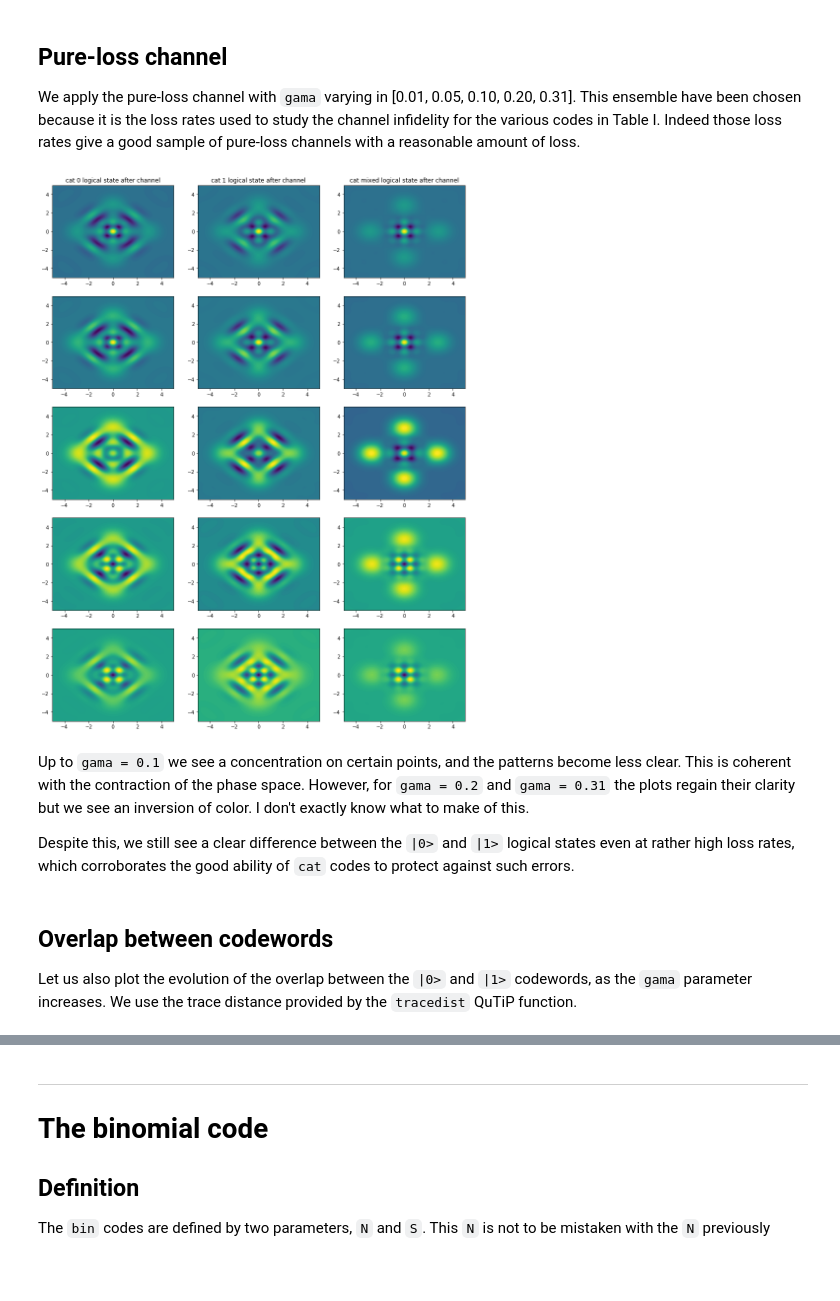
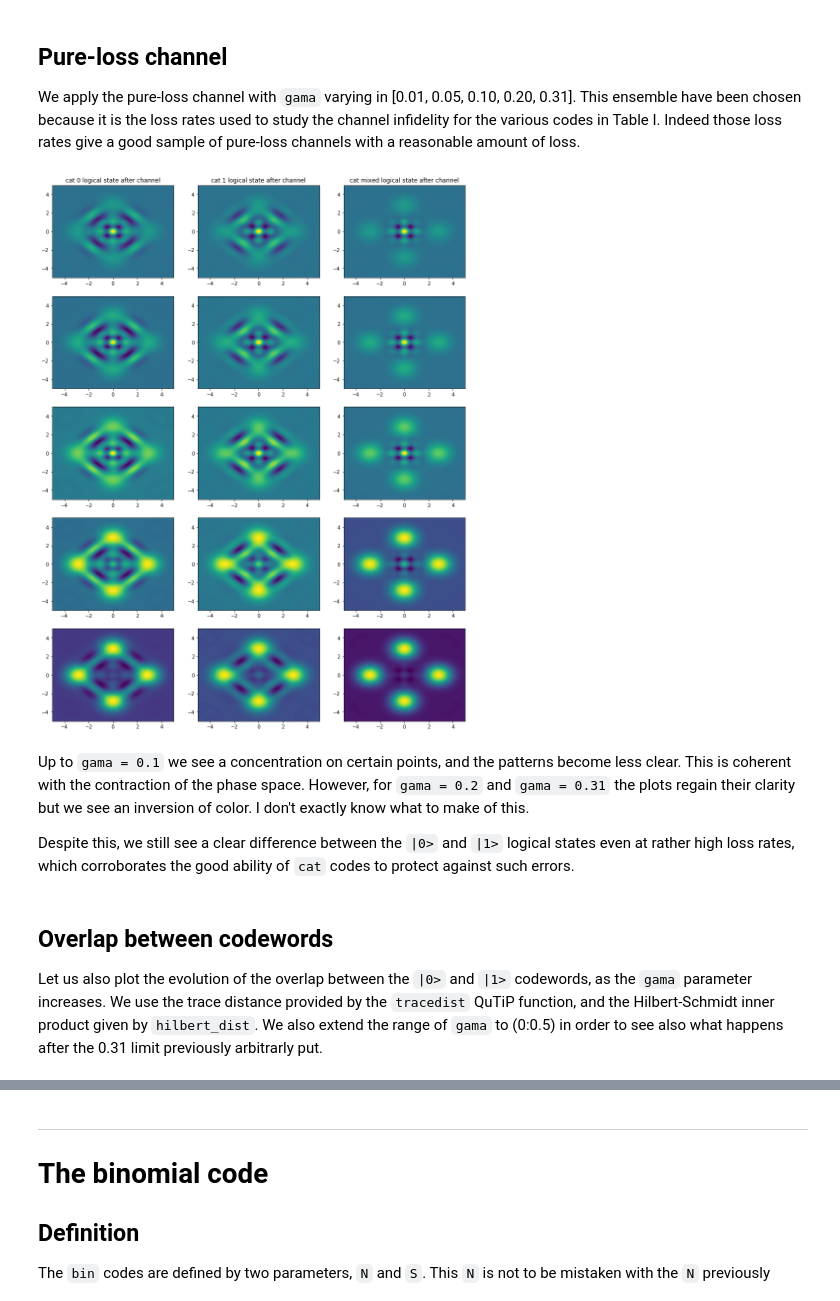
Before and after one commit to kinnian/PRIM, a Jupyter notebook: Bosonic_codes_in_a_pure-loss_channel.ipynb, the cells around one changed output, grey strips where cells are left out. Saved outputs shown, nothing was run; the diff lists cells and outputs as text; code cells hidden in the pictures; blank space fills up the shorter version.

Commit message:
Trying to fix channel definition problem The channel seems to be badly estimated using a limited number of Kraus operators; trying to use another definition for the channel

```diff
--- a/Bosonic_codes_in_a_pure-loss_channel.ipynb
+++ b/Bosonic_codes_in_a_pure-loss_channel.ipynb
@@ -38,7 +39,17 @@ def E_0(N, gama):
 
 def E_1(N, gama):
     l = Qobj()
-    l = np.sqrt(gama)*destroy(N)
+    l = np.sqrt(gama)/np.sqrt(1-gama)*(1-gama/2)*destroy(N)
     return l
+
+def E_2(N, gama):
+    l = Qobj()
+    l = (gama/(1-gama))*(destroy(N))**2/np.sqrt(2)*(1-gama*num(N)/2)
+    return l
+
+def E_l(N, gama, l):
+    k = Qobj()
+    k = (gama/(1-gama))**(l/2)*(1-gama/2)/math.sqrt(np.math.factorial(l))*destroy(N)**l
+    return k
 # %% [markdown]
 * `E0` is function of the Identity matrix and the number operator (the product of the raising and lowering operators), while `E1` is function only of the lowering operator.
@@ -55,5 +67,10 @@ Then, we can fully describe the effect of the channel on the density matrix of a
 # %%
 def channel(dens, N, gama):
     l = Qobj()
-    l = E_0(N,gama)*dens*E_0(N,gama).dag() + E_1(N,gama)*dens*E_1(N,gama).dag()
+    l = E_0(N,gama)*dens*E_0(N,gama).dag() + E_1(N,gama)*dens*E_1(N,gama).dag() + E_2(N,gama)*dens*E_2(N,gama).dag()
     return l
+
+def chan(dens, N, gama):
+    l = Qobj()
+    l = sum((E_l(N, gama, k)*dens*E_l(N, gama, k).dag()) for k in range(0,150))
+    return l
@@ -82,7 +103,7 @@ def cat_L(N, alpha, mu):
         coherent(N,alpha) + coherent(N, -alpha)
         + ((-1)**mu)*(coherent(N,1J*alpha)+coherent(N,-1J*alpha))
     )/(4*np.sqrt(2*(np.cosh(alpha**2) + ((-1)**mu)*np.cos(alpha**2))))
-    return l
+    return l.unit()
 # %% [markdown]
 ## Representation of the logical states
 
@@ -124,21 +145,21 @@ We apply the pure-loss channel with `gama` varying in [0.01, 0.05, 0.10, 0.20, 0
 # %%
 xvec = np.linspace(-5,5,200)
 fig, axes = plt.subplots(5, 3, figsize=(15,20))
 n = 0
 lbl0 = axes[n][0].set_title("cat 0 logical state after channel")
 lbl1 = axes[n][1].set_title("cat 1 logical state after channel")
 lbl2 = axes[n][2].set_title("cat mixed logical state after channel")
 for gama in (0.01,0.05,0.1,0.2,0.31):
-    W_cat_0_C = wigner(channel(density(cat_L(20, 2, 0)), 20, gama), xvec, xvec)
-    W_cat_1_C = wigner(channel(density(cat_L(20, 2, 1)), 20, gama), xvec, xvec)
-    W_cat_m_C = wigner(channel(density(cat_mixed), 20, gama), xvec, xvec)
+    W_cat_0_C = wigner(chan(density(cat_L(20, 2, 0)), 20, gama), xvec, xvec)
+    W_cat_1_C = wigner(chan(density(cat_L(20, 2, 1)), 20, gama), xvec, xvec)
+    W_cat_m_C = wigner(chan(density(cat_mixed), 20, gama), xvec, xvec)
     cont0 = axes[n][0].contourf(xvec, xvec, W_cat_0_C, 100)
     cont1 = axes[n][1].contourf(xvec, xvec, W_cat_1_C, 100)
     cont2 = axes[n][2].contourf(xvec, xvec, W_cat_m_C, 100)
     n = n+1
 plt.show()
 # %% [output]
-[figure, old version]
+[figure, new version]
 # %% [markdown]
 Up to `gama = 0.1` we see a concentration on certain points, and the patterns become less clear. This is coherent with the contraction of the phase space. However, for `gama = 0.2` and `gama = 0.31` the plots regain their clarity but we see an inversion of color. I don't exactly know what to make of this.
 
@@ -146,7 +167,8 @@ Despite this, we still see a clear difference between the `|0>` and `|1>` logica
 # %% [markdown]
 ## Overlap between codewords
 
-Let us also plot the evolution of the overlap between the `|0>` and `|1>` codewords, as the `gama` parameter increases. We use the trace distance provided by the `tracedist` QuTiP function.
+Let us also plot the evolution of the overlap between the `|0>` and `|1>` codewords, as the `gama` parameter increases. We use the trace distance provided by the `tracedist` QuTiP function, and the Hilbert-Schmidt inner product given by `hilbert_dist`.
+We also extend the range of `gama` to (0:0.5) in order to see also what happens after the 0.31 limit previously arbitrarly put.
 # %%
 d_0 = density(cat_L(20, 2, 0))
 d_1 = density(cat_L(20, 2, 1))
```
Also changed, not shown: parts of 16 cells of this notebook, 1 other file.
